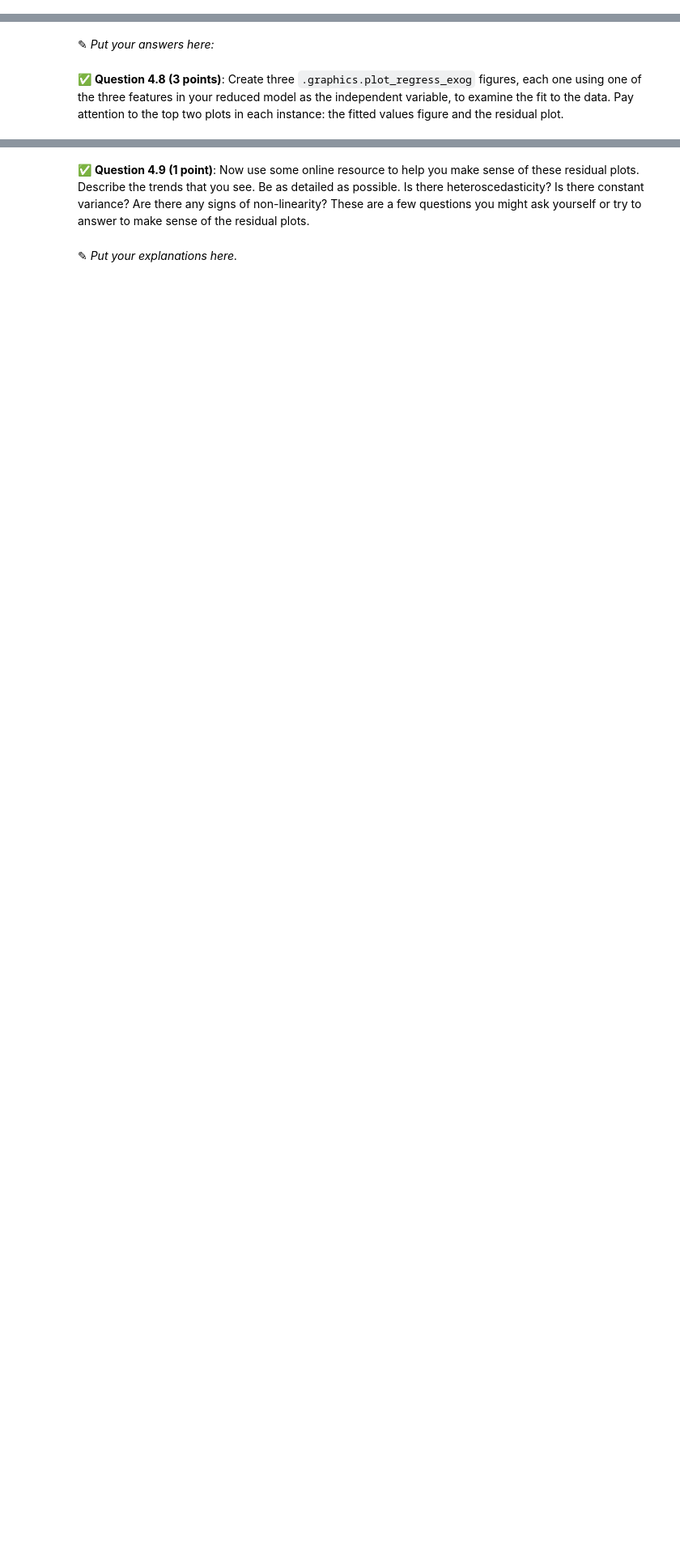
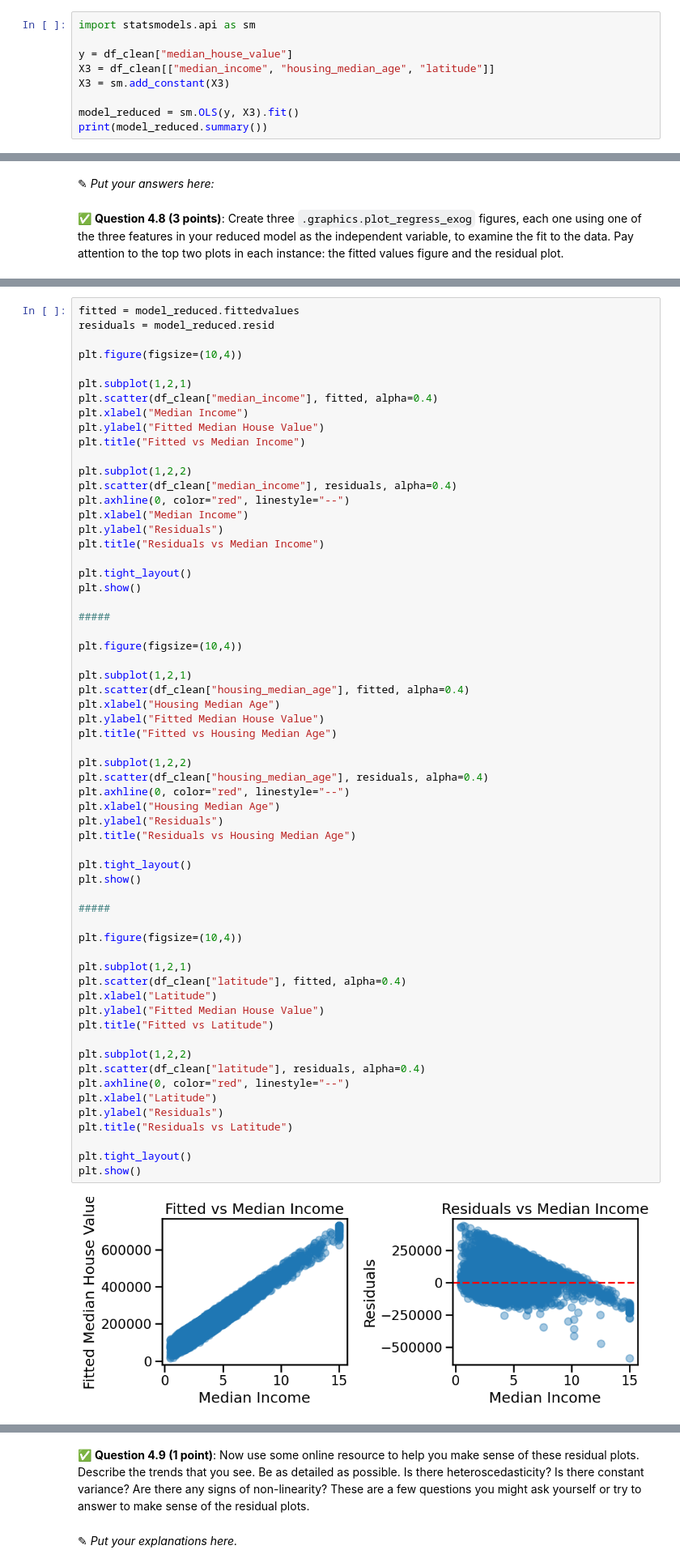
Before and after one commit to mccortma-sys/CMSE202-f25-turnin, a Jupyter notebook: hw-03/HW-03_Regression-F25-STUDENT.ipynb, the cells around one changed output, grey strips where cells are left out. Shown at 81% size. Drawn from its saved outputs; the diff is of its cells as text; blank space fills up the shorter version.

```diff
--- a/hw-03/HW-03_Regression-F25-STUDENT.ipynb
+++ b/hw-03/HW-03_Regression-F25-STUDENT.ipynb
@@ -436,3 +407,12 @@ Multicollinearity is a statistical phenomenon where some of the features in a mo
 
 ---
 **Do This:** Design a second linear model that uses only **three** of the eight variables to predict the "median_house_value", and fits the data comparably well as the first linear model you designed in Question 4.2. You can choose this subset either by trial and error or by any other method you'd like.
+# %%
+import statsmodels.api as sm
+
+y = df_clean["median_house_value"]
+X3 = df_clean[["median_income", "housing_median_age", "latitude"]]
+X3 = sm.add_constant(X3)
+
+model_reduced = sm.OLS(y, X3).fit()
+print(model_reduced.summary())
@@ -454,0 +467,63 @@ Multicollinearity is a statistical phenomenon where some of the features in a mo
+# %%
+fitted = model_reduced.fittedvalues
+residuals = model_reduced.resid
+
+plt.figure(figsize=(10,4))
+
+plt.subplot(1,2,1)
+plt.scatter(df_clean["median_income"], fitted, alpha=0.4)
+plt.xlabel("Median Income")
+plt.ylabel("Fitted Median House Value")
+plt.title("Fitted vs Median Income")
+
+plt.subplot(1,2,2)
+plt.scatter(df_clean["median_income"], residuals, alpha=0.4)
+plt.axhline(0, color="red", linestyle="--")
+plt.xlabel("Median Income")
+plt.ylabel("Residuals")
+plt.title("Residuals vs Median Income")
+
+plt.tight_layout()
+plt.show()
+
+#####
+
+plt.figure(figsize=(10,4))
+
+plt.subplot(1,2,1)
+plt.scatter(df_clean["housing_median_age"], fitted, alpha=0.4)
+plt.xlabel("Housing Median Age")
+plt.ylabel("Fitted Median House Value")
+plt.title("Fitted vs Housing Median Age")
+
+plt.subplot(1,2,2)
+plt.scatter(df_clean["housing_median_age"], residuals, alpha=0.4)
+plt.axhline(0, color="red", linestyle="--")
+plt.xlabel("Housing Median Age")
+plt.ylabel("Residuals")
+plt.title("Residuals vs Housing Median Age")
+
+plt.tight_layout()
+plt.show()
+
+#####
+
+plt.figure(figsize=(10,4))
+
+plt.subplot(1,2,1)
+plt.scatter(df_clean["latitude"], fitted, alpha=0.4)
+plt.xlabel("Latitude")
+plt.ylabel("Fitted Median House Value")
+plt.title("Fitted vs Latitude")
+
+plt.subplot(1,2,2)
+plt.scatter(df_clean["latitude"], residuals, alpha=0.4)
+plt.axhline(0, color="red", linestyle="--")
+plt.xlabel("Latitude")
+plt.ylabel("Residuals")
+plt.title("Residuals vs Latitude")
+
+plt.tight_layout()
+plt.show()
+# %% [output]
+[figure, added]
```
Also changed, not shown: parts of 8 cells of this notebook.
